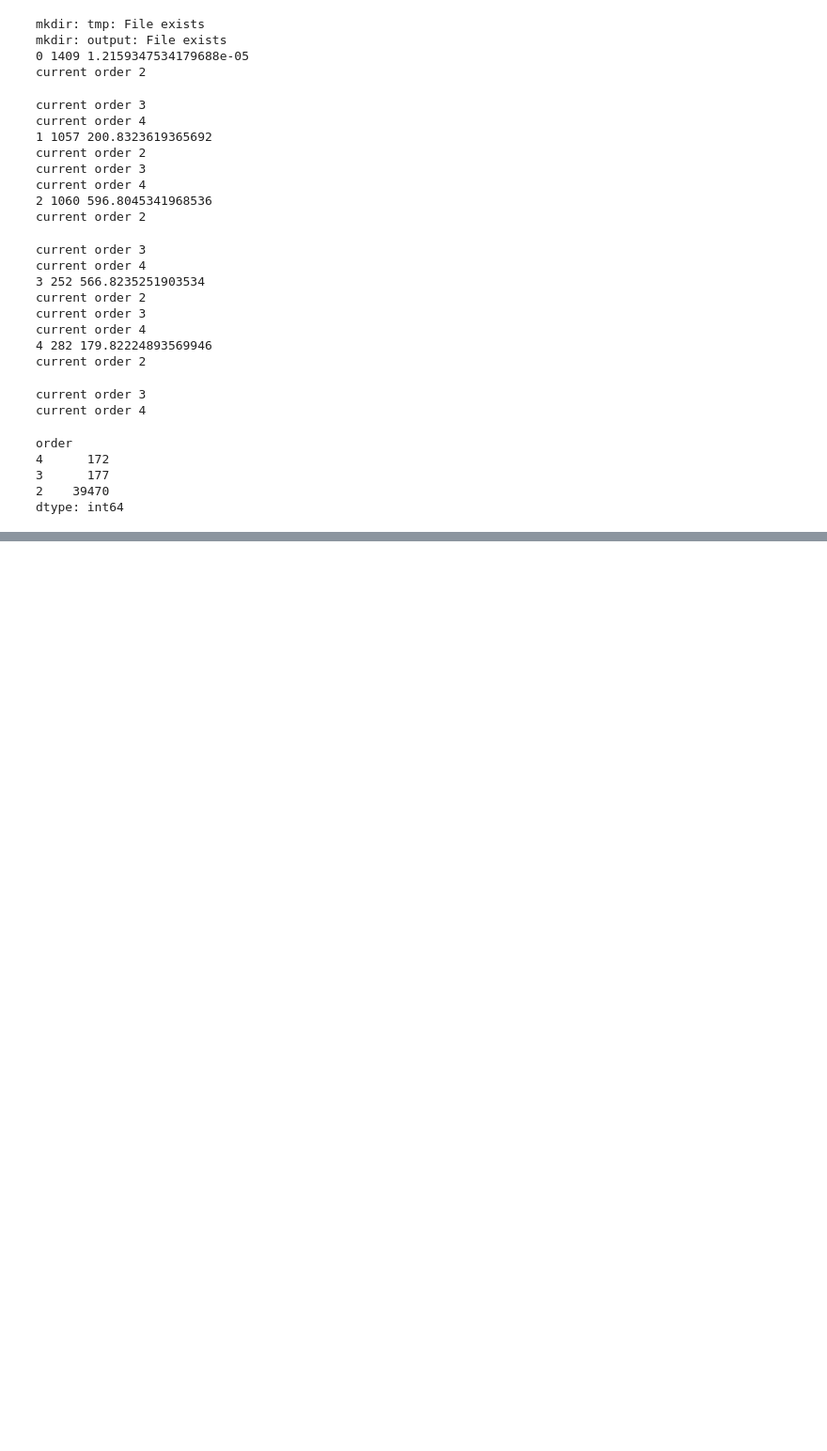
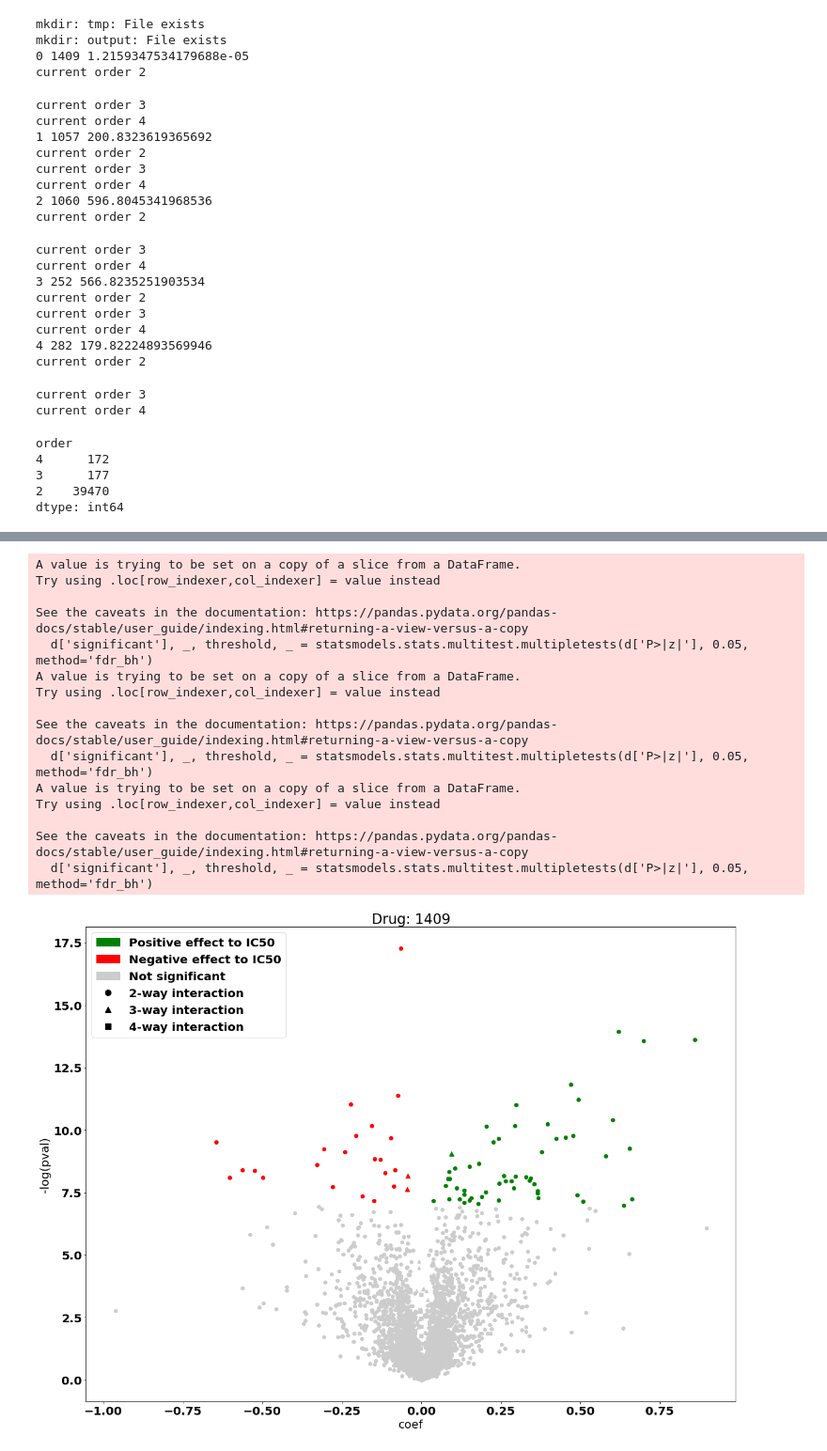
Before and after one commit to Yatish0833/multiomics-synergies, a Jupyter notebook: data_prep.ipynb, the cells around one changed output, grey strips where cells are left out. Shown at 94% size. Saved outputs shown, nothing was run; the diff lists cells and outputs as text; code cells hidden in the pictures; blank space fills up the shorter version.

```diff
--- a/data_prep.ipynb
+++ b/data_prep.ipynb
@@ -373,3 +373,9 @@ order
 3      177
 2    39470
 dtype: int64
+# %%
+import statsmodels
+d = final_results[(final_results.drug == 1409) & (final_results.coef_id.apply(lambda x: x.count(':')==1))]
+d['significant'], _, threshold, _ = statsmodels.stats.multitest.multipletests(d['P>|z|'], 0.05, method='fdr_bh')
+print(threshold)
+sig = d[d.significant]
@@ -375,0 +402,56 @@ dtype: int64
+# %%
+import matplotlib
+import matplotlib.pyplot as plt
+import matplotlib.lines as mlines
+import matplotlib.patches as mpatches
+
+plt.rcParams['figure.figsize'] = [20, 15]
+matplotlib.rc('font', **{'size'   : 20})
+
+for elm in final_results.drug.unique():
+    for i in range(1,4):
+        d = final_results[(final_results.drug == elm) & (final_results.coef_id.apply(lambda x: x.count(':')==i))]
+        d['significant'], _, threshold, _ = statsmodels.stats.multitest.multipletests(d['P>|z|'], 0.05, method='fdr_bh')
+
+        if i==1: marker = 'o'
+        elif i==2: marker='^'
+        elif i==3: marker='s'
+        else: marker='p'
+        plt.scatter(d.coef, -d['P>|z|'].apply(np.log), marker=marker, c='0.8')
+        mask = d.significant & (d.coef>0)
+        plt.scatter(d[mask].coef, -d[mask]['P>|z|'].apply(np.log), marker=marker, c='g', s=i*20+20)
+        mask = d.significant & (d.coef.astype(float)<0)
+        plt.scatter(d[mask].coef, -d[mask]['P>|z|'].apply(np.log), marker=marker, c='r', s=i*20+20)
+
+
+    red_patch = mpatches.Patch(color='r', label='Negative effect to IC50')
+    green_patch = mpatches.Patch(color='g', label='Positive effect to IC50')
+    gray_patch = mpatches.Patch(color='0.8', label='Not significant')
+    o_marker = mlines.Line2D([], [], color='black', marker='o', linestyle='None',markersize=10, label='2-way interaction')
+    c_marker = mlines.Line2D([], [], color='black', marker='^', linestyle='None',markersize=10, label='3-way interaction')
+    s_marker = mlines.Line2D([], [], color='black', marker='s', linestyle='None',markersize=10, label='4-way interaction')
+
+
+    plt.legend(handles=[green_patch, red_patch, gray_patch,o_marker,c_marker,s_marker])
+    #plt.legend(loc="upper left")
+    plt.title(f"Drug: {elm}")
+    plt.xlabel('coef')
+    plt.ylabel('-log(pval)')
+    plt.show()
+# %% [output]
+A value is trying to be set on a copy of a slice from a DataFrame.
+Try using .loc[row_indexer,col_indexer] = value instead
+
+See the caveats in the documentation: https://pandas.pydata.org/pandas-docs/stable/user_guide/indexing.html#returning-a-view-versus-a-copy
+  d['significant'], _, threshold, _ = statsmodels.stats.multitest.multipletests(d['P>|z|'], 0.05, method='fdr_bh')
+A value is trying to be set on a copy of a slice from a DataFrame.
+Try using .loc[row_indexer,col_indexer] = value instead
+
+See the caveats in the documentation: https://pandas.pydata.org/pandas-docs/stable/user_guide/indexing.html#returning-a-view-versus-a-copy
+  d['significant'], _, threshold, _ = statsmodels.stats.multitest.multipletests(d['P>|z|'], 0.05, method='fdr_bh')
+A value is trying to be set on a copy of a slice from a DataFrame.
+Try using .loc[row_indexer,col_indexer] = value instead
+
+See the caveats in the documentation: https://pandas.pydata.org/pandas-docs/stable/user_guide/indexing.html#returning-a-view-versus-a-copy
+  d['significant'], _, threshold, _ = statsmodels.stats.multitest.multipletests(d['P>|z|'], 0.05, method='fdr_bh')
+[figure, added]
```
Also changed, not shown: parts of 10 cells of this notebook.
